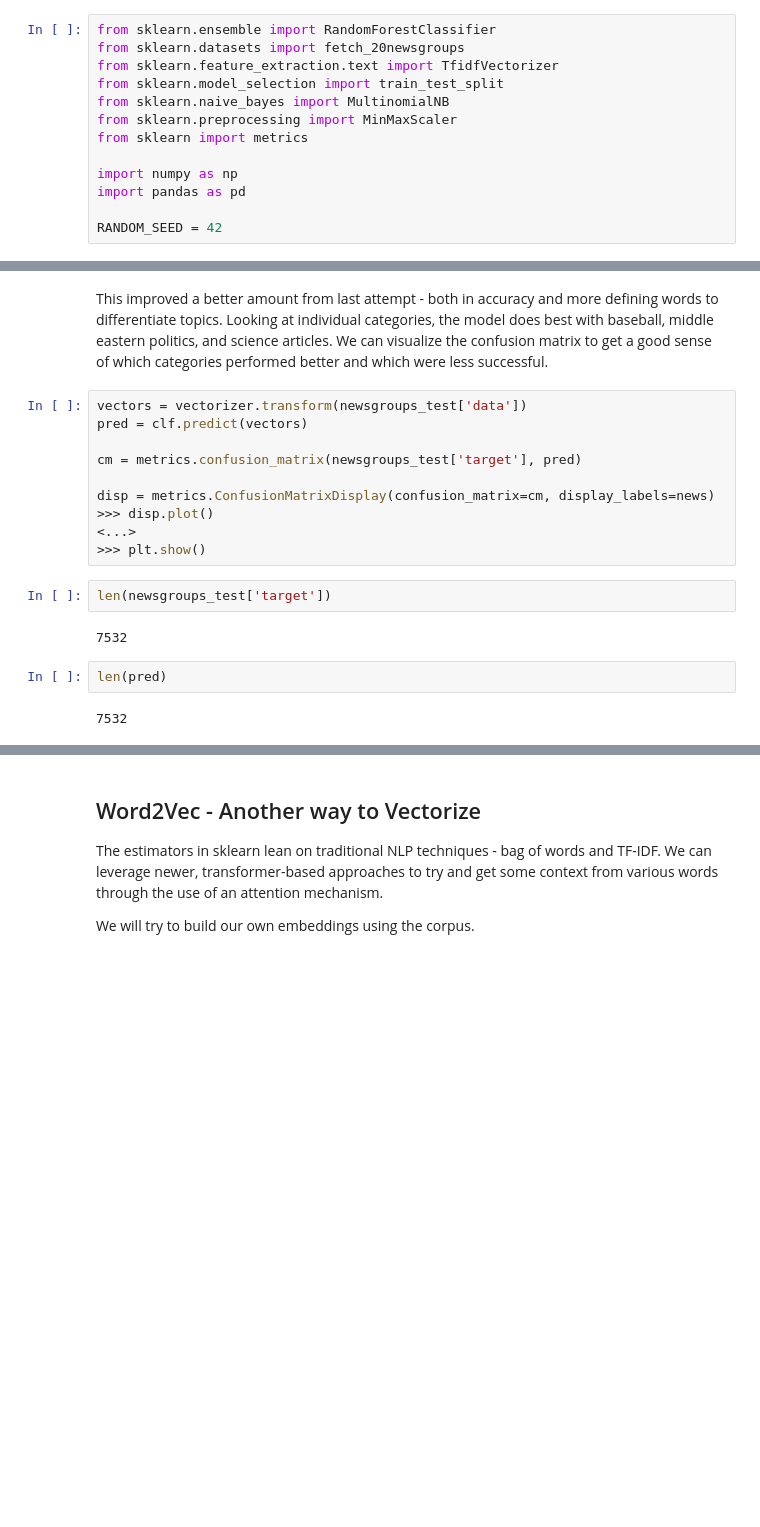
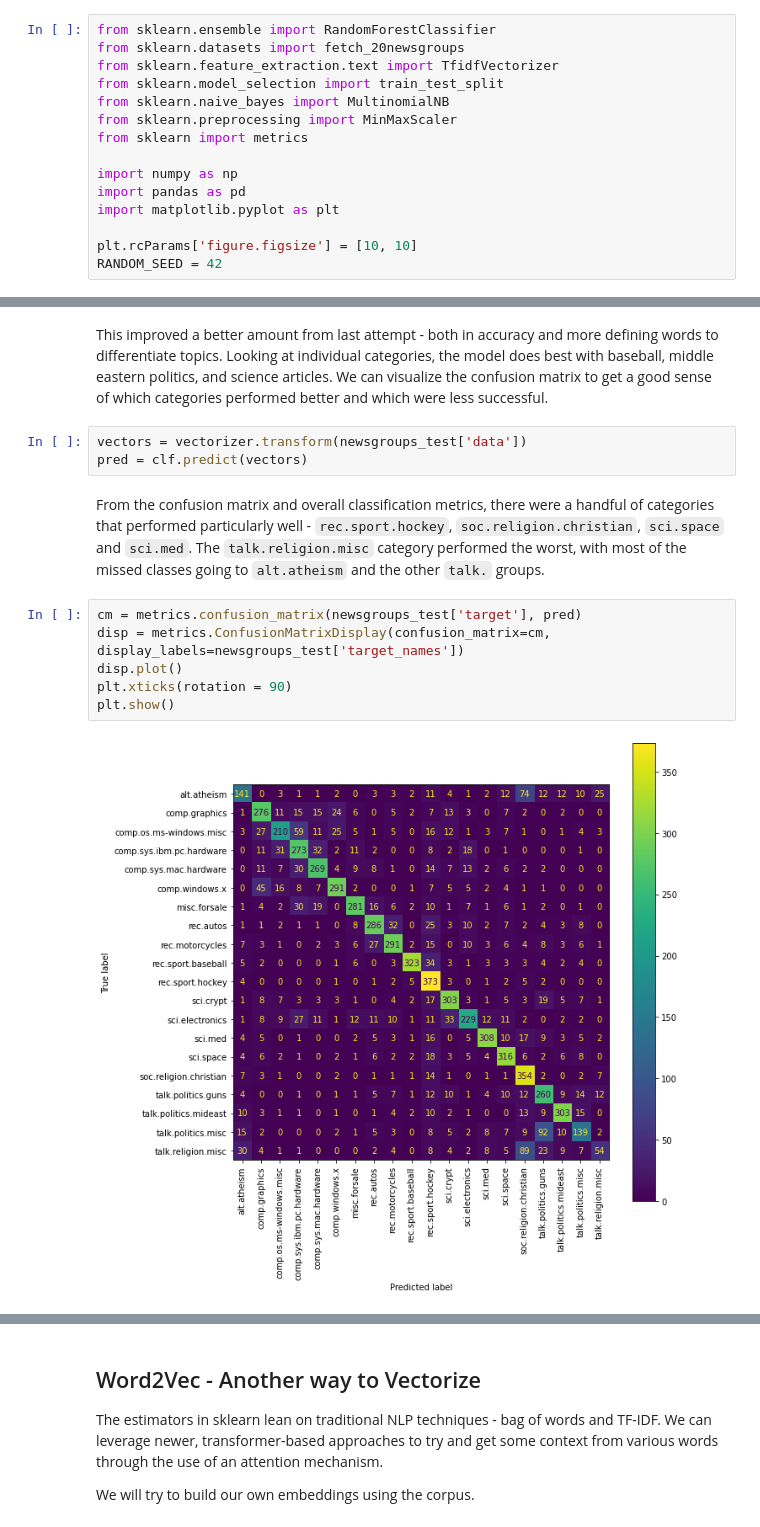
Before and after one commit to jul-carras/newsgroups_classifier, a Jupyter notebook: newsgroups_classification.ipynb, the cells around one changed output, grey strips where cells are left out. Saved outputs shown, nothing was run; the diff lists cells and outputs as text; blank space fills up the shorter version.

```diff
--- a/newsgroups_classification.ipynb
+++ b/newsgroups_classification.ipynb
@@ -21,7 +21,9 @@ from sklearn import metrics
 
 import numpy as np
 import pandas as pd
+import matplotlib.pyplot as plt
 
+plt.rcParams['figure.figsize'] = [10, 10]
 RANDOM_SEED = 42
 # %% [markdown]
 ### Base Tutorial
@@ -235,22 +237,17 @@ talk.politics.misc: know state clinton president just think tax don government p
 talk.religion.misc: think don koresh objective christians bible people christian jesus god
 # %% [markdown]
 This improved a better amount from last attempt - both in accuracy and more defining words to differentiate topics. Looking at individual categories, the model does best with baseball, middle eastern politics, and science articles. We can visualize the confusion matrix to get a good sense of which categories performed better and which were less successful.
-# %%
-vectors = vectorizer.transform(newsgroups_test['data'])
-pred = clf.predict(vectors)
-
-cm = metrics.confusion_matrix(newsgroups_test['target'], pred)
-
-disp = metrics.ConfusionMatrixDisplay(confusion_matrix=cm, display_labels=news)
->>> disp.plot()
-<...>
->>> plt.show()
-# %%
-len(newsgroups_test['target'])
-# %% [output]
-7532
-# %%
-len(pred)
-# %% [output]
-7532
+# %%
+vectors = vectorizer.transform(newsgroups_test['data'])
+pred = clf.predict(vectors)
+# %% [markdown]
+From the confusion matrix and overall classification metrics, there were a handful of categories that performed particularly well - `rec.sport.hockey`, `soc.religion.christian`, `sci.space` and `sci.med`. The `talk.religion.misc` category performed the worst, with most of the missed classes going to `alt.atheism` and the other `talk.` groups.
+# %%
+cm = metrics.confusion_matrix(newsgroups_test['target'], pred)
+disp = metrics.ConfusionMatrixDisplay(confusion_matrix=cm, display_labels=newsgroups_test['target_names'])
+disp.plot()
+plt.xticks(rotation = 90)
+plt.show()
+# %% [output]
+[figure, added]
 # %%
```
Also changed, not shown: parts of 15 cells of this notebook.
